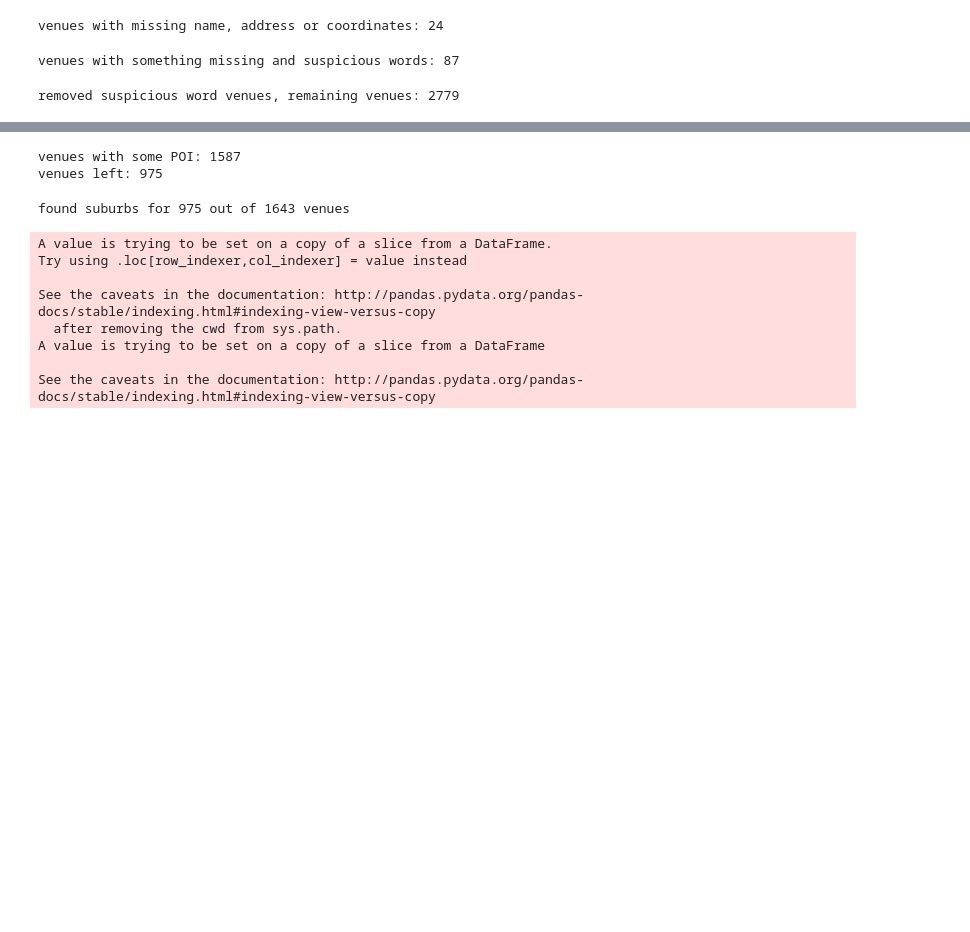
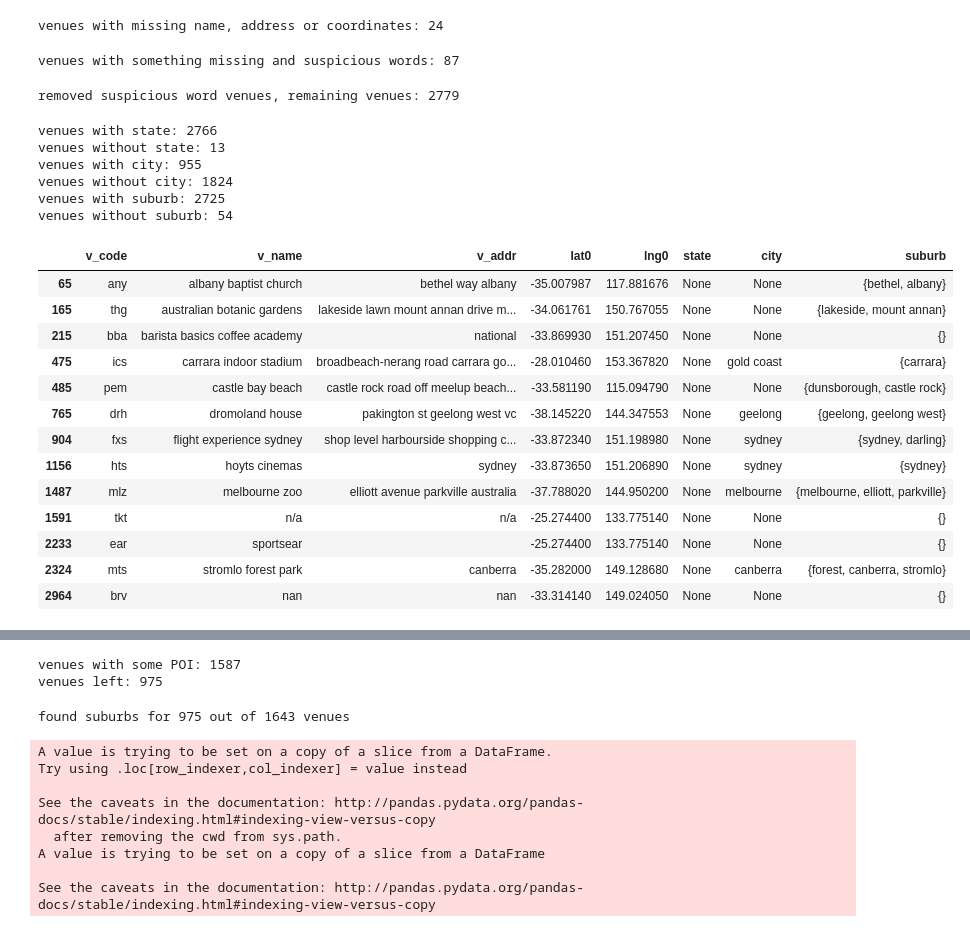
Before and after one commit to eeghor/gmaps_venue_coords, a Jupyter notebook: aus_venue_coords_check.ipynb, the cells around one changed output, grey strips where cells are left out. Drawn from its saved outputs; the diff is of its cells as text; code cells hidden in the pictures; blank space fills up the shorter version.

```diff
--- a/aus_venue_coords_check.ipynb
+++ b/aus_venue_coords_check.ipynb
@@ -94,7 +102,8 @@ def find_city(st):
 
     city = None
     st_words = st.split()
-    found_cities = set(st_words) & aus_cities
+
+    found_cities = {" ".join(w) for c in range(1,3) for w in combinations(st_words, c) if " ".join(w) in aus_cities}
 
     if found_cities:
         city = " ".join(found_cities)
@@ -104,21 +113,53 @@ def find_city(st):
 def find_suburb(st):
 
     all_suburbs = set(subs_df["sub"].tolist()) # all australian suburbs
-
+    st = " " + st + " "
     suburb_candidates = set()
 
     for s in all_suburbs:
-        res = re.search(r"\b({})\b".format(s), st)
-        if res:
-            suburb_candidates.add(res.group(0))
+        if " " + s + " " in st:
+            suburb_candidates.add(s)
 
-    return suburb_candidates
+    if suburb_candidates:
+        return suburb_candidates
+    else:
+        return None
 
-
+cd_dict = defaultdict(set)
 
 # look at the addresses and find states
-t0 = time.time()
+
 venues["state"] = venues["v_addr"].astype(str).apply(find_states).str.upper()
 venues["city"] = (venues["v_addr"].astype(str) + " " + venues["v_name"].astype(str)).apply(find_city)
 venues["suburb"] = (venues["v_addr"].astype(str) + " " + venues["v_name"].astype(str)).apply(find_suburb)
-print("elapsed time: {:.0f} min {:.0f} sec".format(*divmod(time.time() - t0, 60)))
+
+for what in "state city suburb".split():
+    cd_dict["with " + what] = set(venues.loc[venues[what].notnull(),"v_code"].tolist())
+    cd_dict["without " + what] = set(venues.v_code.tolist()) - cd_dict["with " + what]
+
+for k in cd_dict:
+    print("venues " + k + ": {}".format(len(cd_dict[k])))
+# %% [output]
+venues with state: 2766
+venues without state: 13
+venues with city: 955
+venues without city: 1824
+venues with suburb: 2725
+venues without suburb: 54
+# %%
+venues.loc[venues.v_code.isin(v_no_states_codes),:]
+# %% [output]
+|  | v_code | v_name | v_addr | lat0 | lng0 | state | city | suburb |
+| 65 | any | albany baptist church | bethel way albany | -35.007987 | 117.881676 | None | None | {bethel, albany} |
+| 165 | thg | australian botanic gardens | lakeside lawn mount annan drive m... | -34.061761 | 150.767055 | None | None | {lakeside, mount annan} |
+| 215 | bba | barista basics coffee academy | national | -33.869930 | 151.207450 | None | None | {} |
+| 475 | ics | carrara indoor stadium | broadbeach-nerang road carrara go... | -28.010460 | 153.367820 | None | gold coast | {carrara} |
+| 485 | pem | castle bay beach | castle rock road off meelup beach... | -33.581190 | 115.094790 | None | None | {dunsborough, castle rock} |
+| 765 | drh | dromoland house | pakington st geelong west vc | -38.145220 | 144.347553 | None | geelong | {geelong, geelong west} |
+| 904 | fxs | flight experience sydney | shop level harbourside shopping c... | -33.872340 | 151.198980 | None | sydney | {sydney, darling} |
+| 1156 | hts | hoyts cinemas | sydney | -33.873650 | 151.206890 | None | sydney | {sydney} |
+| 1487 | mlz | melbourne zoo | elliott avenue parkville australia | -37.788020 | 144.950200 | None | melbourne | {melbourne, elliott, parkville} |
+| 1591 | tkt | n/a | n/a | -25.274400 | 133.775140 | None | None | {} |
+| 2233 | ear | sportsear |  | -25.274400 | 133.775140 | None | None | {} |
+| 2324 | mts | stromlo forest park | canberra | -35.282000 | 149.128680 | None | canberra | {forest, canberra, stromlo} |
+| 2964 | brv | nan | nan | -33.314140 | 149.024050 | None | None | {} |
```
Also changed, not shown: parts of 12 cells of this notebook.
